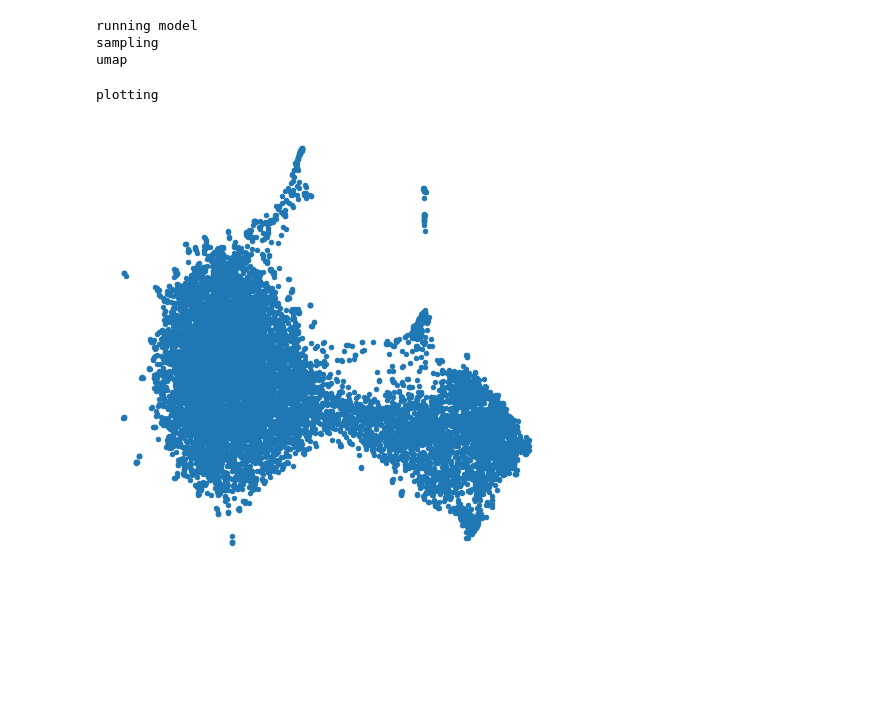
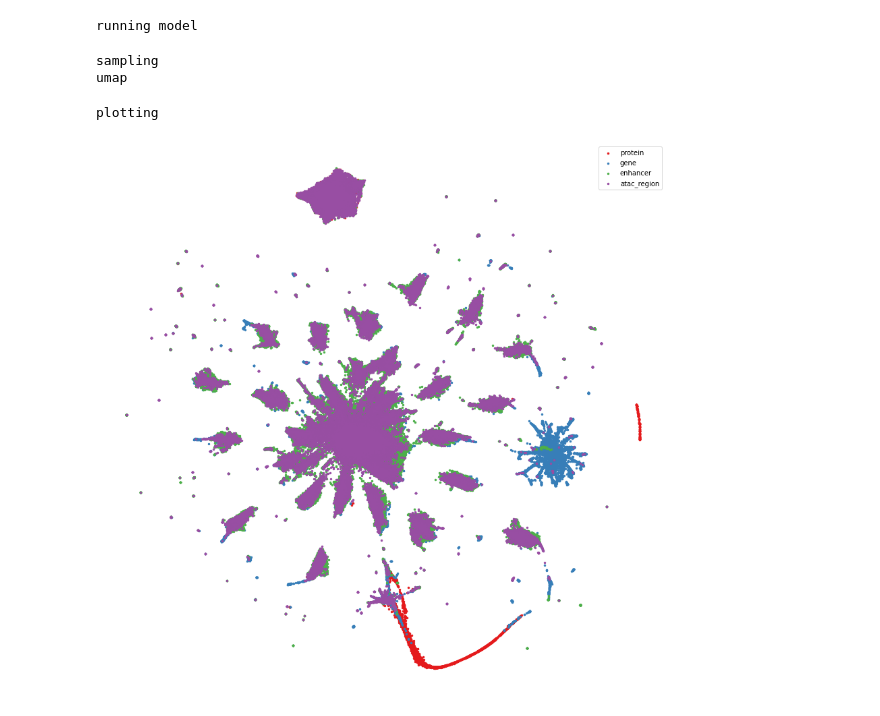
Before and after one commit to bglazer/opisca, a Jupyter notebook: node2vec_training.ipynb, the cells around one changed output. Drawn from its saved outputs; the diff is of its cells as text; code cells hidden in the pictures; blank space fills up the shorter version.

Commit message:
Generating new embeddings

```diff
--- a/node2vec_training.ipynb
+++ b/node2vec_training.ipynb
@@ -49,5 +117,5 @@ subgraph = to_homogeneous(subgraph, add_node_type=True, add_edge_type=True)
 # %%
-model = Node2Vec(subgraph.edge_index, embedding_dim=128, walk_length=50,
+model = Node2Vec(subgraph.edge_index, embedding_dim=32, walk_length=50,
                  context_size=25, walks_per_node=10,
                  num_negative_samples=1, p=1, q=1, sparse=True).to(device)
 
@@ -89,25 +157,35 @@ Epoch: 29, Loss: 0.8559
+# %%
+node_types = subgraph._node_type_names
+# %%
+z=None
+with torch.no_grad():
+    model.eval()
+    print('running model')
+    z = model(torch.arange(subgraph.num_nodes, device=device))
+# %% [output]
+running model
+# %%
+print('sampling')
+N = 10000
+sample = torch.randint(low=0, high=len(z), size=(N,))
+q = z[sample]
+print('umap')
+q = UMAP(n_jobs=42, n_neighbors=10).fit_transform(q.cpu().numpy())
+# %% [output]
+sampling
+umap
 # %%
-@torch.no_grad()
-def plot_points(sample_size=10000):
-    model.eval()
-    print('running model')
-    z = model(torch.arange(subgraph.num_nodes, device=device))
-    print('sampling')
-    z = z[torch.randint(low=0, high=len(z), size=(sample_size,))]
-    print('umap')
-    z = UMAP(n_jobs=4).fit_transform(z.cpu().numpy())
-    print('plotting')
-    plt.figure(figsize=(8, 8))
-    plt.scatter(z[:,0], z[:,1], s=20)
-    plt.axis('off')
-    plt.show()
-
-plot_points(10000)
+print('plotting')
+fig = plt.figure(figsize=(15,15))
+ax = plt.axes()
+ax.axis('off')
+cmap = cm.Set1(list(range(len(node_types))))
+for i,node_type in enumerate(node_types):
+    p = q[subgraph.node_type==i] #[sample]
+    ax.scatter(p[:,0], p[:,1], alpha=1, s=6, color=cmap[i], label=node_type)
+_=ax.legend()
 # %% [output]
-running model
-sampling
-umap
+plotting
-plotting
-[figure, old version]
+[figure, new version]
 # %%
 embedding = model(torch.arange(subgraph.num_nodes, device=device))
```
Also changed, not shown: parts of 16 cells of this notebook, 2 other files.
